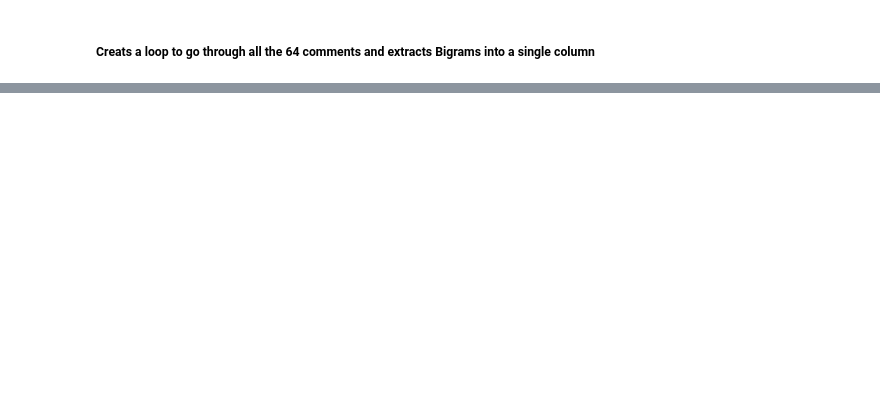
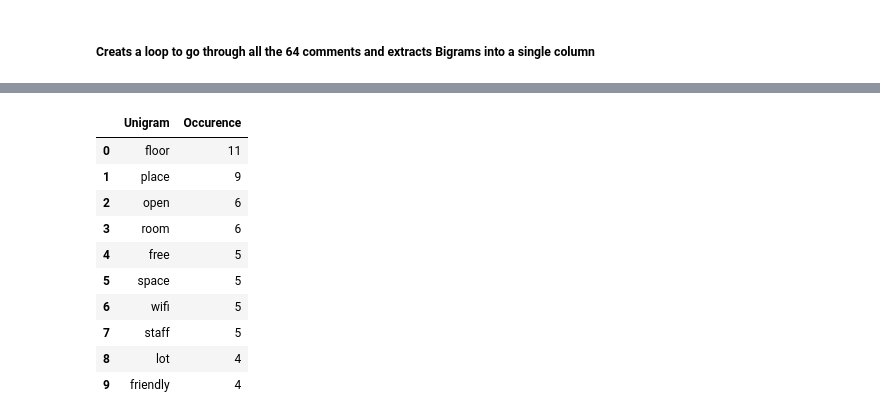
Before and after one commit to NamiF/library_project, a Jupyter notebook: NF_livelier_libraries.ipynb, the cells around one changed output, grey strips where cells are left out. Cells and saved outputs as stored; diff of their text form; code cells hidden in the pictures; blank space fills up the shorter version.

Commit message:
adds code for unigram

```diff
--- a/NF_livelier_libraries.ipynb
+++ b/NF_livelier_libraries.ipynb
@@ -572,0 +667,3 @@ print(bigram.shape)
+# %%
+tokens = nltk.word_tokenize(text_all)
+tokens
@@ -572,0 +688,11 @@ print(bigram.shape)
+# %%
+# Put those words into array to be transformed into a dataframe
+word_array=np.asarray(tokens)
+# %%
+unigram=pd.DataFrame(columns=['Unigram'])
+
+for i in range(len(word_array)):
+        word=word_array[i]
+        unigram=unigram.append({'Unigram':word},ignore_index=True)
+
+unigram.shape
@@ -572,0 +701,3 @@ print(bigram.shape)
+# %%
+unigram_gr = unigram.groupby('Unigram').size().reset_index()
+unigram_gr.head()
@@ -572,0 +711,15 @@ print(bigram.shape)
+# %%
+unigram_gr.rename(columns={'Unigram': 'Unigram', 0: 'Occurence'}, inplace=True)
+unigram_gr.sort_values('Occurence', ascending=False).reset_index(drop=True).head(10)
+# %% [output]
+|  | Unigram | Occurence |
+| 0 | floor | 11 |
+| 1 | place | 9 |
+| 2 | open | 6 |
+| 3 | room | 6 |
+| 4 | free | 5 |
+| 5 | space | 5 |
+| 6 | wifi | 5 |
+| 7 | staff | 5 |
+| 8 | lot | 4 |
+| 9 | friendly | 4 |
```
Also changed, not shown: parts of 40 cells of this notebook.
